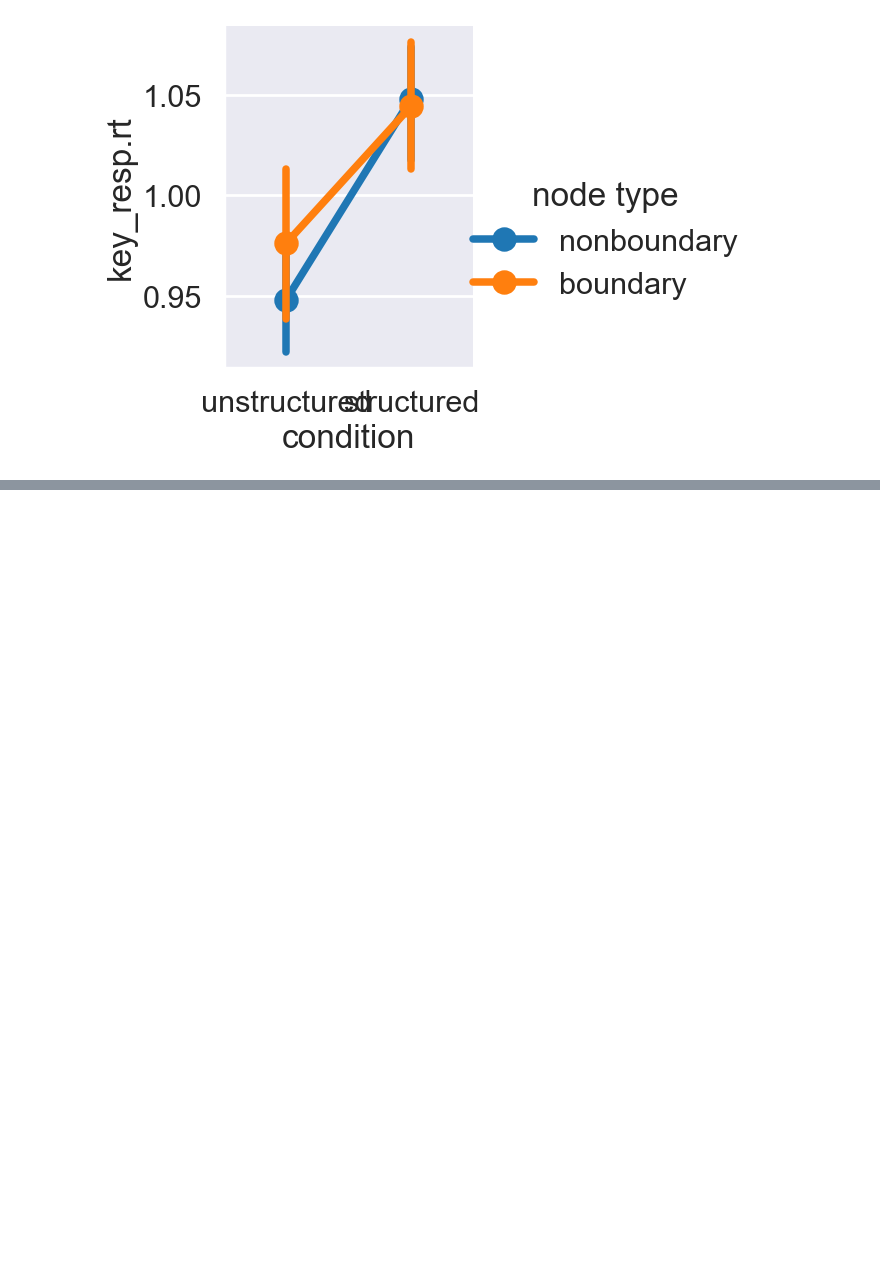
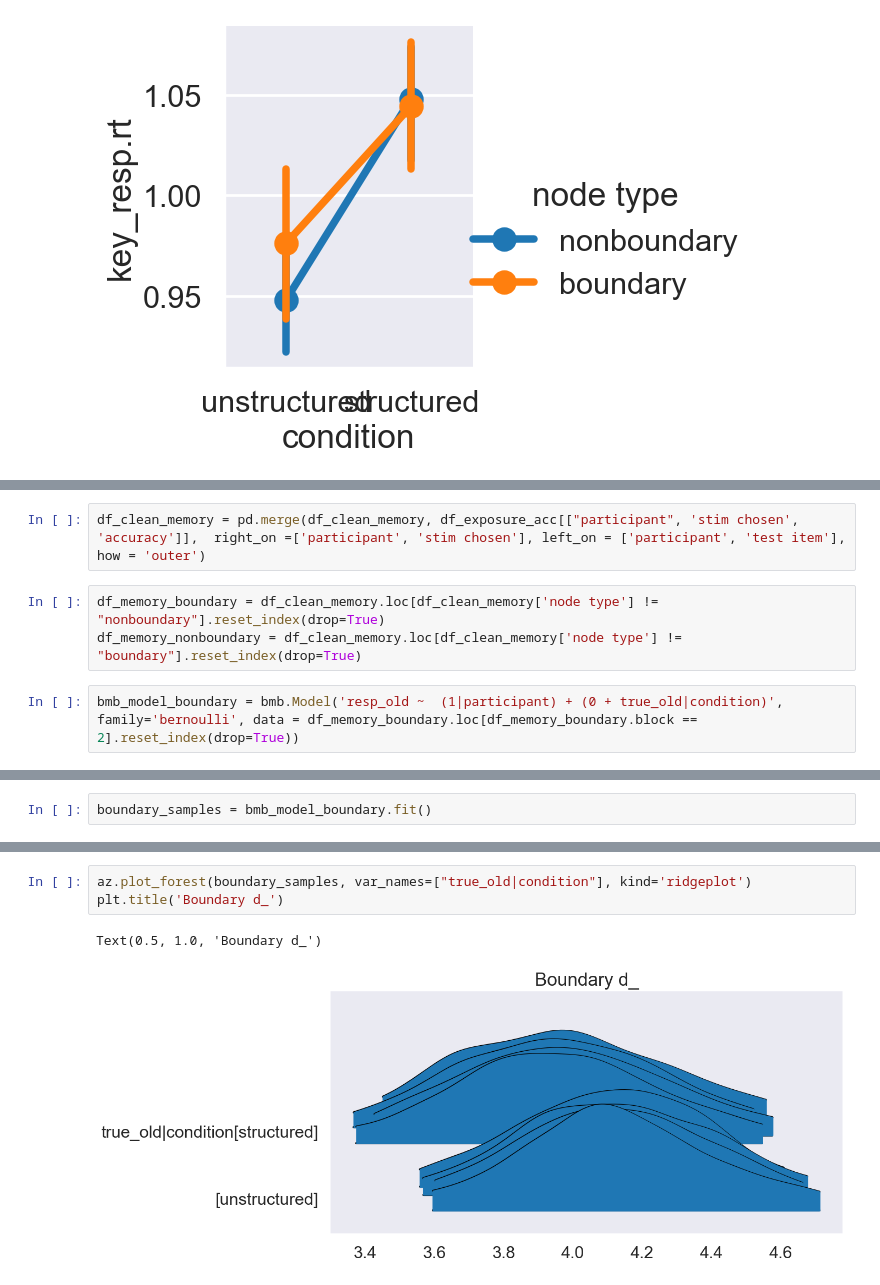
Before and after one commit to tejas-savalia/eb_mem, a Jupyter notebook: analysis_sandbox.ipynb, the cells around one changed output, grey strips where cells are left out. Cells and saved outputs as stored; diff of their text form; blank space fills up the shorter version.

```diff
--- a/analysis_sandbox.ipynb
+++ b/analysis_sandbox.ipynb
@@ -190,0 +351,7 @@ df_clean = pd.concat([clean_data(f, 'learning') for f in data_files]).reset_inde
+# %%
+df_clean_memory = pd.merge(df_clean_memory, df_exposure_acc[["participant", 'stim chosen', 'accuracy']],  right_on =['participant', 'stim chosen'], left_on = ['participant', 'test item'], how = 'outer')
+# %%
+df_memory_boundary = df_clean_memory.loc[df_clean_memory['node type'] != "nonboundary"].reset_index(drop=True)
+df_memory_nonboundary = df_clean_memory.loc[df_clean_memory['node type'] != "boundary"].reset_index(drop=True)
+# %%
+bmb_model_boundary = bmb.Model('resp_old ~  (1|participant) + (0 + true_old|condition)', family='bernoulli', data = df_memory_boundary.loc[df_memory_boundary.block == 2].reset_index(drop=True))
@@ -190,0 +365,2 @@ df_clean = pd.concat([clean_data(f, 'learning') for f in data_files]).reset_inde
+# %%
+boundary_samples = bmb_model_boundary.fit()
@@ -190,0 +377,6 @@ df_clean = pd.concat([clean_data(f, 'learning') for f in data_files]).reset_inde
+# %%
+az.plot_forest(boundary_samples, var_names=["true_old|condition"], kind='ridgeplot')
+plt.title('Boundary d_')
+# %% [output]
+Text(0.5, 1.0, 'Boundary d_')
+[figure, added]
```
Also changed, not shown: parts of 38 cells of this notebook, 1 other file.
